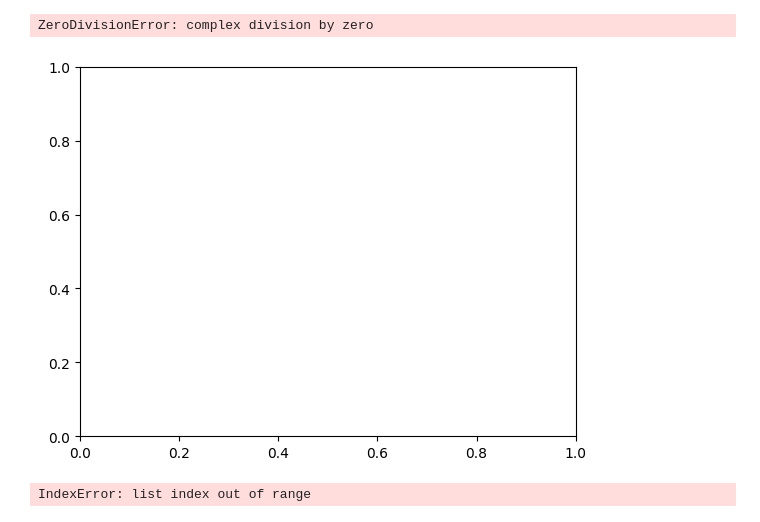
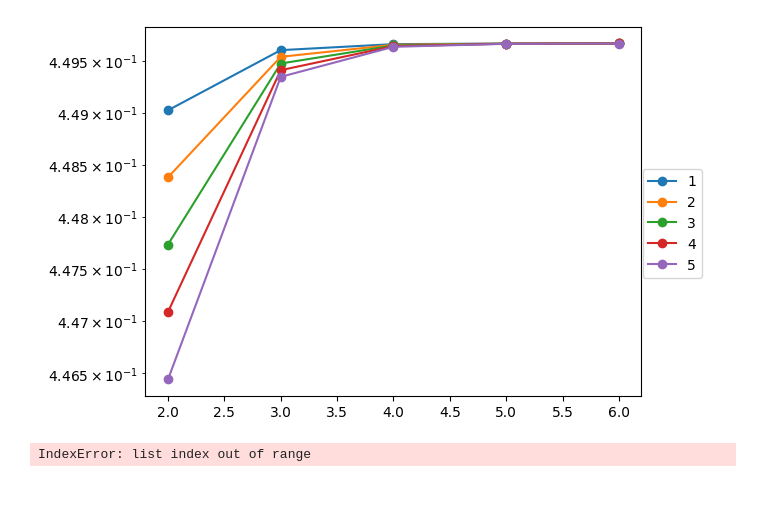
Before and after one commit to Pitt-JonesLab/quantum_logical, a Jupyter notebook: src/notebooks/pulse_sim/trial_run_of_mod_build.ipynb, the cells around one changed output. Cells and saved outputs as stored; diff of their text form; code cells hidden in the pictures; blank space fills up the shorter version.

```diff
--- a/src/notebooks/pulse_sim/trial_run_of_mod_build.ipynb
+++ b/src/notebooks/pulse_sim/trial_run_of_mod_build.ipynb
@@ -4,25 +4,24 @@ import matplotlib.pyplot as plt
 # %%
 store_fids = []
 lam_power = []
 fig, ax = plt.subplots()
 for j in range(1,6):
     for i in range(2,7):
-        a = Module_build(dim = 2, lam_power = i, mod_count = j, lam_mag=.1)
+        a = Module_build(dim = 2, lam_power = i, mod_count = j)
         store_fids.append(a.results())
         lam_power.append(i)
 
     # b = Create_plots(x = lam_power, y = store_fids, num_module = j)
     # b.plot_create()
     ax.plot(lam_power, store_fids, marker='o', linestyle = '-', label = "%s" %(j))
 
     store_fids.clear()
     lam_power.clear()
 fig.legend(loc = 'center right')
 ax.set_yscale('log')
 fig.show()
 # %% [output]
-ZeroDivisionError: complex division by zero
-[figure, old version]
+[figure, new version]
 # %%
 a = Module_build(dim = 2, lam_power = 2, mod_count = 1)
 a.results()
```
Also changed, not shown: parts of 1 cell of this notebook.
